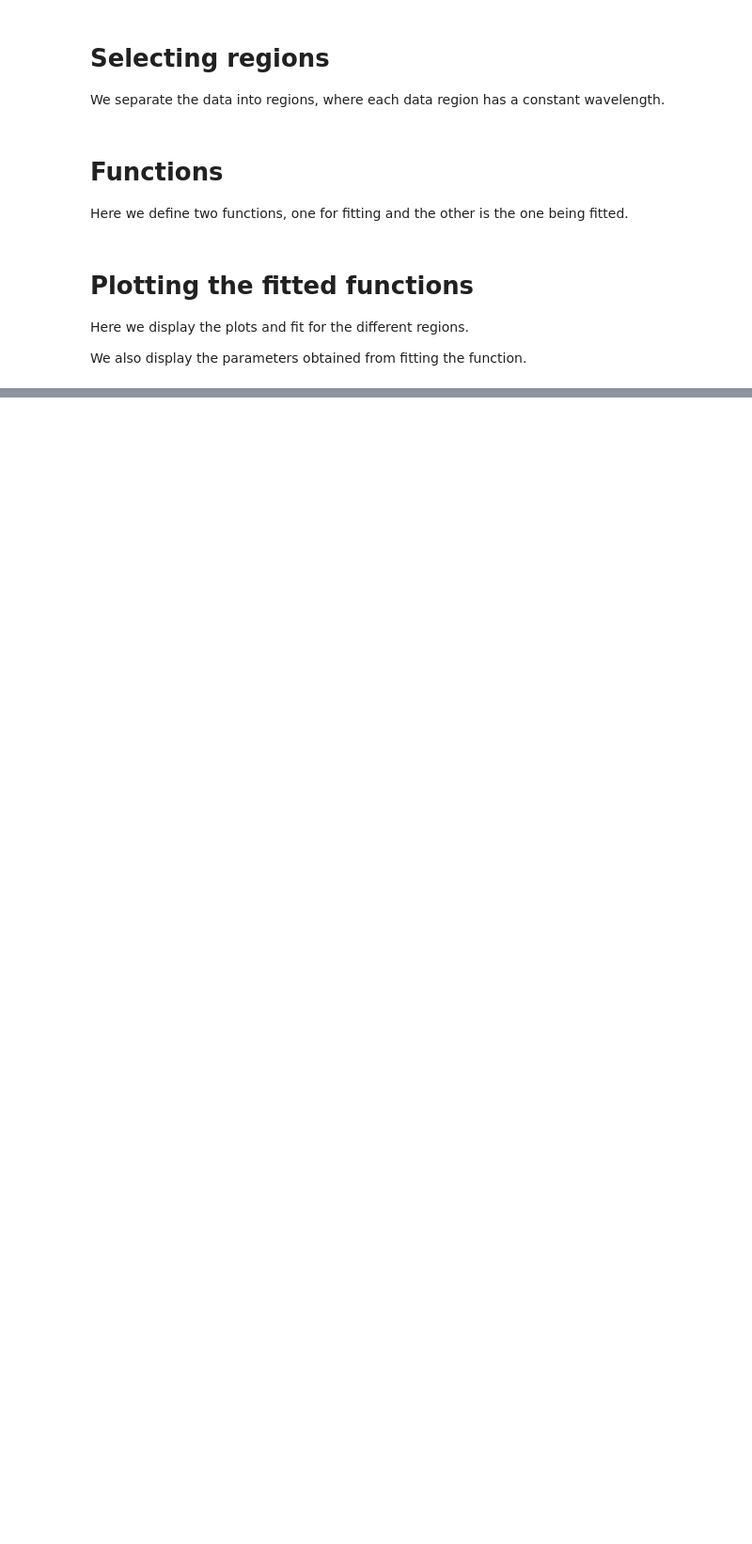
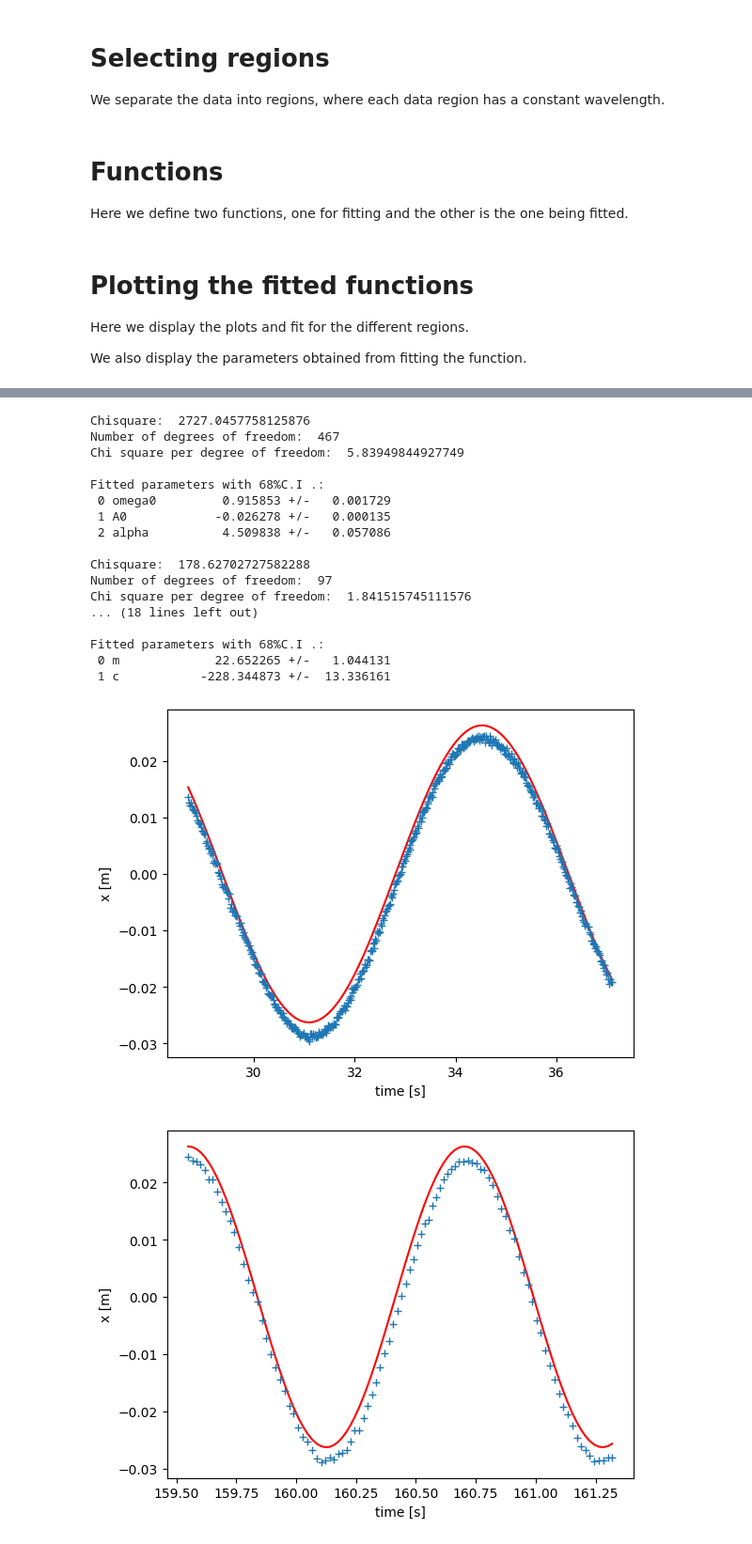
Before and after one commit to PEPT-Data-Analysis-Group/PEPT-, a Jupyter notebook: calibration.ipynb, the cells around one changed output, grey strips where cells are left out. Shown at 94% size. Cells and saved outputs as stored; diff of their text form; code cells hidden in the pictures; blank space fills up the shorter version.

```diff
--- a/calibration.ipynb
+++ b/calibration.ipynb
@@ -82,14 +82,19 @@ Here we define two functions, one for fitting and the other is the one being fit
 def f(t, omega, A, alpha):
     return A * np.sin(omega*t + alpha)
 
-def fitting(t, y, omega0, A0, alpha0):
+def L_f(x, m, c):
+    return x * m + c
+
+def fitting(func, t, y, *args, **kwargs):
     fig, ax1 = plt.subplots()
     ax1.errorbar(t, y, fmt='+', linewidth=2)
 
 
-    p0 = [omega0, A0, alpha0]
-    name = ["omega", "A", "alpha"]
-
+    p0 = []
+    name = []
+    for key, value in kwargs.items():
+        p0.append(value)
+        name.append(key)
 
     # ystart = f (t, *p0)
     # plt . plot (t, ystart , 'g')
@@ -97,10 +102,10 @@ def fitting(t, y, omega0, A0, alpha0):
     # Experimental standard deviation of the mean
     udata = np.zeros(len(y)) + np.std(y)/np.sqrt(len(y))
 
-    popt , pcov = curve_fit(f, t, y, p0, sigma=udata , absolute_sigma=True)
+    popt , pcov = curve_fit(func, t, y, p0, sigma=udata , absolute_sigma=True)
 
 
-    dymin = (y-f(t, *popt))/udata
+    dymin = (y-func(t, *popt))/udata
     min_chisq = sum(dymin*dymin)
     dof = len(t)-len(popt)
     print("Chisquare: " , min_chisq)
@@ -110,18 +115,17 @@ def fitting(t, y, omega0, A0, alpha0):
     print("Fitted parameters with 68%C.I .:")
     for i,pmin in enumerate(popt):
         print("%2i %-10s %12f +/- %10f"%(i,name[i],pmin,np.sqrt(pcov[i,i])*np.sqrt(min_chisq/dof)))
-
-    yfit = f(t,*popt)
+    print()
+    yfit = func(t,*popt)
     plt.plot(t, yfit, '-r')
-    plt.xlabel("time (s)")
-    plt.ylabel("x (m)")
+    plt.xlabel(args[0])
+    plt.ylabel(args[1])
+    # plt.xlim(min(t), max(t))
+    # plt.ylim(min(y), max(y))
+    return popt[0]
 # %% [markdown]
 # Plotting the fitted functions
 
 Here we display the plots and fit for the different regions.
 
 We also display the parameters obtained from fitting the function.
-# %%
-fitting(t1, x1, 1, 25, 1)
-fitting(t2, x2, 6, 25, 1)
-fitting(t3, x3, 8, 17,0.5)
@@ -148,0 +132,28 @@ Fitted parameters with 68%C.I .:
+# %%
+omega = np.array([fitting(f, t1, x1, "time [s]", "x [m]", omega0=1, A0=25, alpha=1),
+        fitting(f, t2, x2, "time [s]", "x [m]", omega0=6, A0=25, alpha0=1),
+        fitting(f, t3, x3, "time [s]", "x [m]", omega0=8, A0=17, alpha0=0.5)])*60/(2*np.pi)
+
+voltage = np.array([10.4, 12.5, 15])
+
+gradient = fitting(L_f, voltage, omega,"Voltage [v]", "Angular Speed [RPM]", m = 2, c = 1)
+# %% [output]
+Chisquare:  2727.0457758125876
+Number of degrees of freedom:  467
+Chi square per degree of freedom:  5.83949844927749
+
+Fitted parameters with 68%C.I .:
+ 0 omega0         0.915853 +/-   0.001729
+ 1 A0            -0.026278 +/-   0.000135
+ 2 alpha          4.509838 +/-   0.057086
+
+Chisquare:  178.62702727582288
+Number of degrees of freedom:  97
+Chi square per degree of freedom:  1.841515745111576
+... (18 lines left out)
+
+Fitted parameters with 68%C.I .:
+ 0 m             22.652265 +/-   1.044131
+ 1 c           -228.344873 +/-  13.336161
+[figure, added]
+[figure, added]
```
Also changed, not shown: parts of 2 cells of this notebook, 1 other file.
